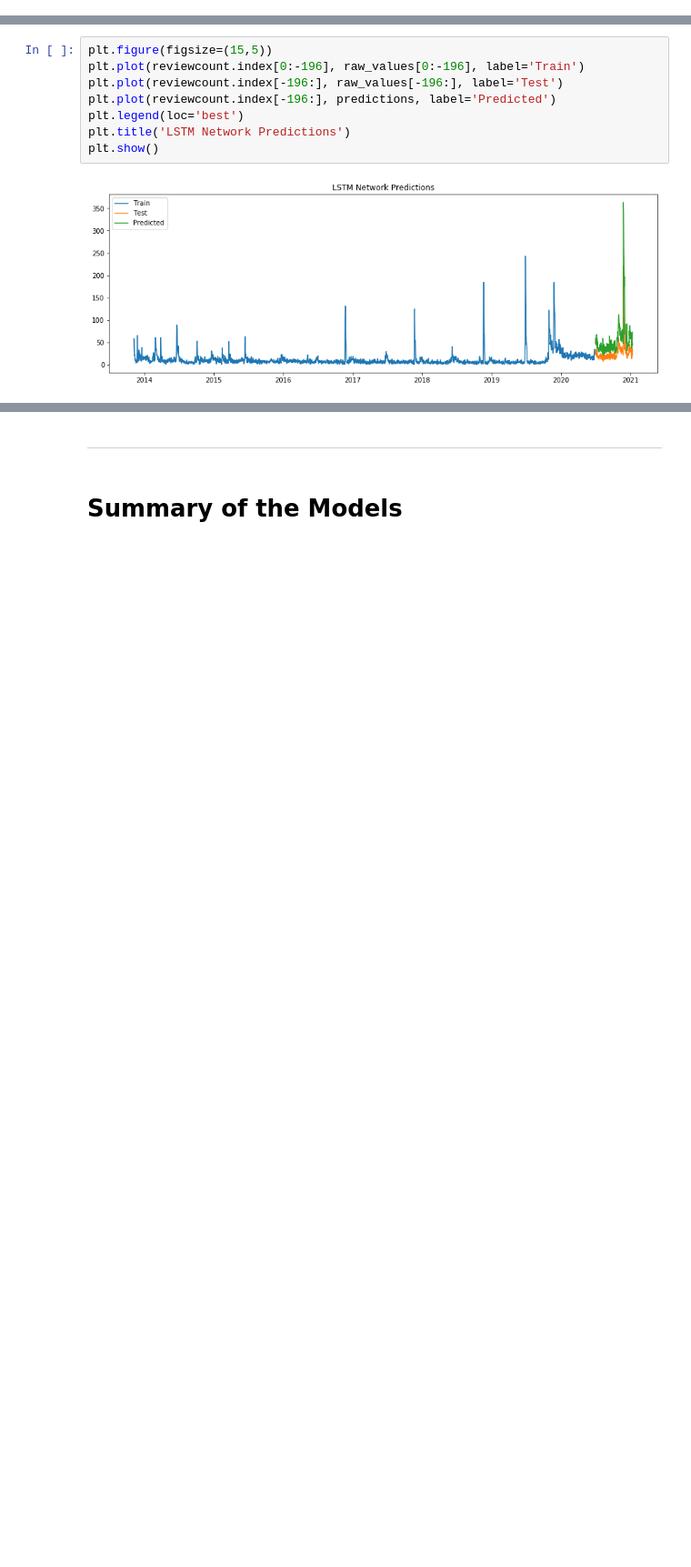
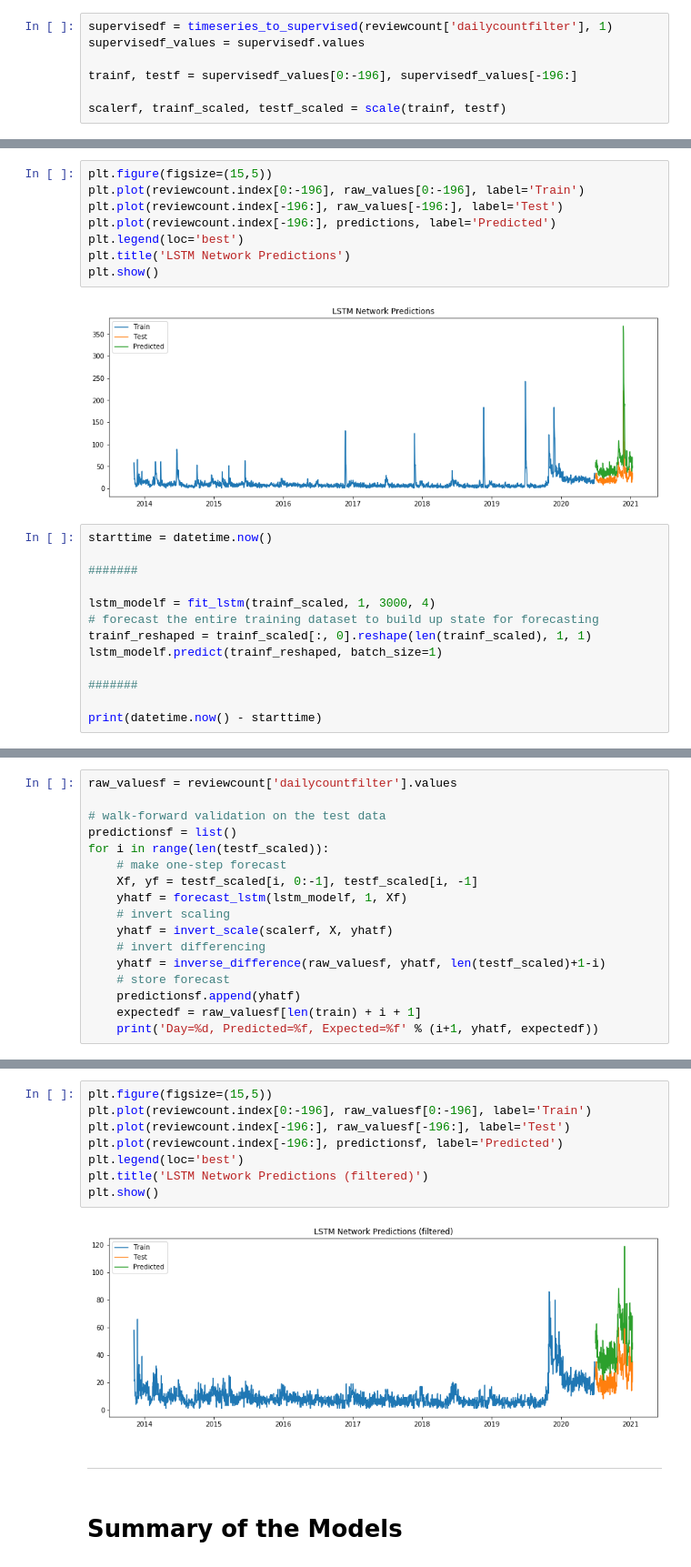
Before and after one commit to Moses-Lin/projectzomboidtimeseries, a Jupyter notebook: Time Series.ipynb, the cells around one changed output, grey strips where cells are left out. Shown at 91% size. Drawn from its saved outputs; the diff is of its cells as text; blank space fills up the shorter version.

Commit message:
applied lstm to filtered data

```diff
--- a/Time Series.ipynb
+++ b/Time Series.ipynb
@@ -997,3 +1003,10 @@ scaler, train_scaled, test_scaled = scale(train, test)
+# %%
+supervisedf = timeseries_to_supervised(reviewcount['dailycountfilter'], 1)
+supervisedf_values = supervisedf.values
+
+trainf, testf = supervisedf_values[0:-196], supervisedf_values[-196:]
+
+scalerf, trainf_scaled, testf_scaled = scale(trainf, testf)
 # %%
 from keras.models import Sequential
 from keras.layers import Dense, LSTM
@@ -1089,3 +1105,16 @@ plt.title('LSTM Network Predictions')
 plt.show()
 # %% [output]
 [figure]
+# %%
+starttime = datetime.now()
+
+#######
+
+lstm_modelf = fit_lstm(trainf_scaled, 1, 3000, 4)
+# forecast the entire training dataset to build up state for forecasting
+trainf_reshaped = trainf_scaled[:, 0].reshape(len(trainf_scaled), 1, 1)
+lstm_modelf.predict(trainf_reshaped, batch_size=1)
+
+#######
+
+print(datetime.now() - starttime)
@@ -1091,0 +1123,17 @@ plt.show()
+# %%
+raw_valuesf = reviewcount['dailycountfilter'].values
+
+# walk-forward validation on the test data
+predictionsf = list()
+for i in range(len(testf_scaled)):
+	# make one-step forecast
+	Xf, yf = testf_scaled[i, 0:-1], testf_scaled[i, -1]
+	yhatf = forecast_lstm(lstm_modelf, 1, Xf)
+	# invert scaling
+	yhatf = invert_scale(scalerf, X, yhatf)
+	# invert differencing
+	yhatf = inverse_difference(raw_valuesf, yhatf, len(testf_scaled)+1-i)
+	# store forecast
+	predictionsf.append(yhatf)
+	expectedf = raw_valuesf[len(train) + i + 1]
+	print('Day=%d, Predicted=%f, Expected=%f' % (i+1, yhatf, expectedf))
@@ -1092,3 +1179,13 @@ plt.show()
+# %%
+plt.figure(figsize=(15,5))
+plt.plot(reviewcount.index[0:-196], raw_valuesf[0:-196], label='Train')
+plt.plot(reviewcount.index[-196:], raw_valuesf[-196:], label='Test')
+plt.plot(reviewcount.index[-196:], predictionsf, label='Predicted')
+plt.legend(loc='best')
+plt.title('LSTM Network Predictions (filtered)')
+plt.show()
+# %% [output]
+[figure, added]
 # %% [markdown]
 -----
 # %% [markdown]
```
Also changed, not shown: parts of 11 cells of this notebook.
